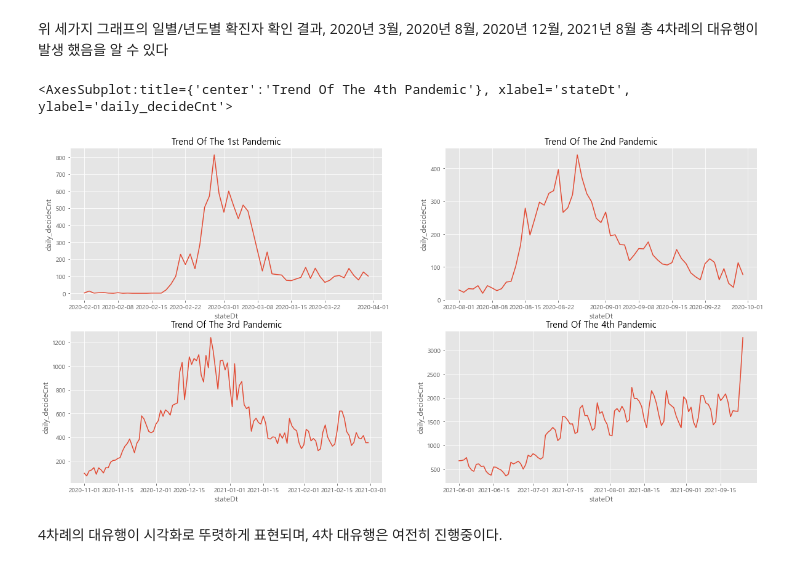
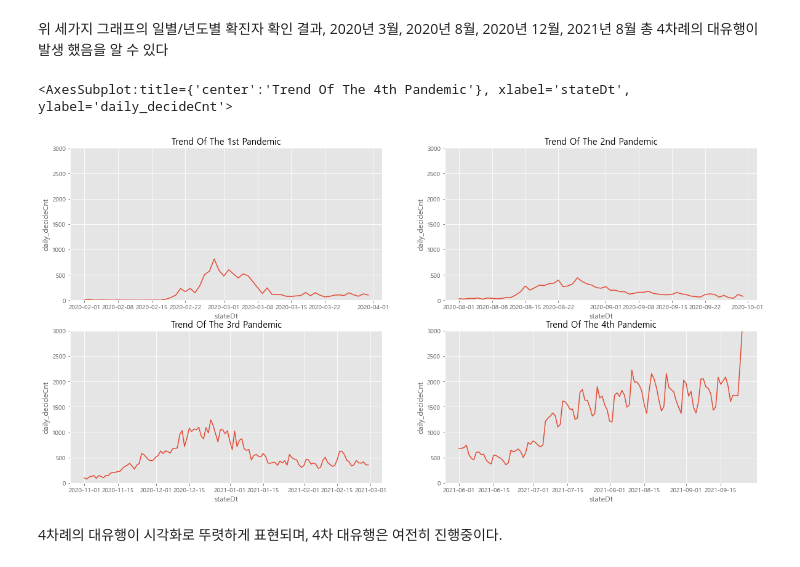
Before and after one commit to WooShangHyeon/damentor_3, a Jupyter notebook: FINAL_SAMHYUNTECH.ipynb, the cells around one changed output. Cells and saved outputs as stored; diff of their text form; code cells hidden in the pictures.

```diff
--- a/FINAL_SAMHYUNTECH.ipynb
+++ b/FINAL_SAMHYUNTECH.ipynb
@@ -86,21 +86,25 @@ covid_data_4th_pandemic=covid_data_new[(covid_data_new.year==2021) & ((covid_dat
 # %%
 # 대유행 기간 확진자 수 시각화
 
 fig, axes=plt.subplots(nrows=2, ncols=2)
 fig.set_size_inches(20,10)
 
 axes[0][0].set(title='Trend Of The 1st Pandemic')
+axes[0][0].set_ylim([0,3000])
 axes[0][1].set(title='Trend Of The 2nd Pandemic')
+axes[0][1].set_ylim([0,3000])
 axes[1][0].set(title='Trend Of The 3rd Pandemic')
+axes[1][0].set_ylim([0,3000])
 axes[1][1].set(title='Trend Of The 4th Pandemic')
+axes[1][1].set_ylim([0,3000])
 
 sns.lineplot(data=covid_data_1st_pandemic,x='stateDt', y='daily_decideCnt', ax=axes[0][0])
 sns.lineplot(data=covid_data_2nd_pandemic,x='stateDt', y='daily_decideCnt', ax=axes[0][1])
 sns.lineplot(data=covid_data_3rd_pandemic,x='stateDt', y='daily_decideCnt', ax=axes[1][0])
 sns.lineplot(data=covid_data_4th_pandemic,x='stateDt', y='daily_decideCnt', ax=axes[1][1])
 # %% [output]
 <AxesSubplot:title={'center':'Trend Of The 4th Pandemic'}, xlabel='stateDt', ylabel='daily_decideCnt'>
-[figure, old version]
+[figure, new version]
 # %% [markdown]
 4차례의 대유행이 시각화로 뚜렷하게 표현되며, 4차 대유행은 여전히 진행중이다.
 # %%
```
Also changed, not shown: parts of 30 cells of this notebook.
